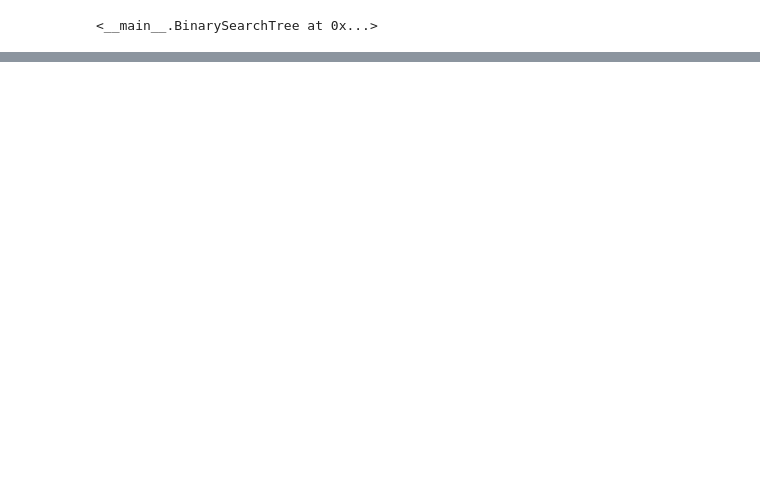
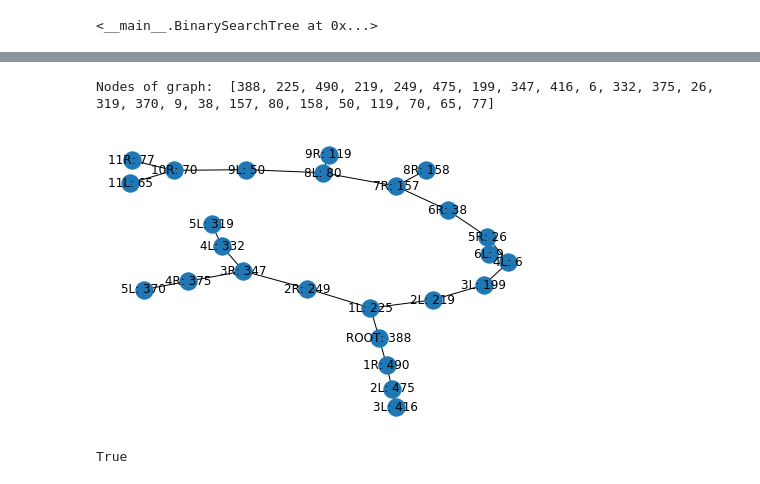
Before and after one commit to KonstantinAlxVlasenko/algorithms, a Jupyter notebook: data structures/Binary Search Tree.ipynb, the cells around one changed output, grey strips where cells are left out. Cells and saved outputs as stored; diff of their text form; code cells hidden in the pictures; blank space fills up the shorter version.

```diff
--- a/data structures/Binary Search Tree.ipynb
+++ b/data structures/Binary Search Tree.ipynb
@@ -274,0 +343,9 @@ nx.draw(bst, with_labels = True)
+# %%
+bst2.graph()
+# %% [output]
+Nodes of graph:  [388, 225, 490, 219, 249, 475, 199, 347, 416, 6, 332, 375, 26, 319, 370, 9, 38, 157, 80, 158, 50, 119, 70, 65, 77]
+[figure, added]
+# %%
+bst2.contains(70)
+# %% [output]
+True
```
Also changed, not shown: parts of 30 cells of this notebook, 7 other files.
